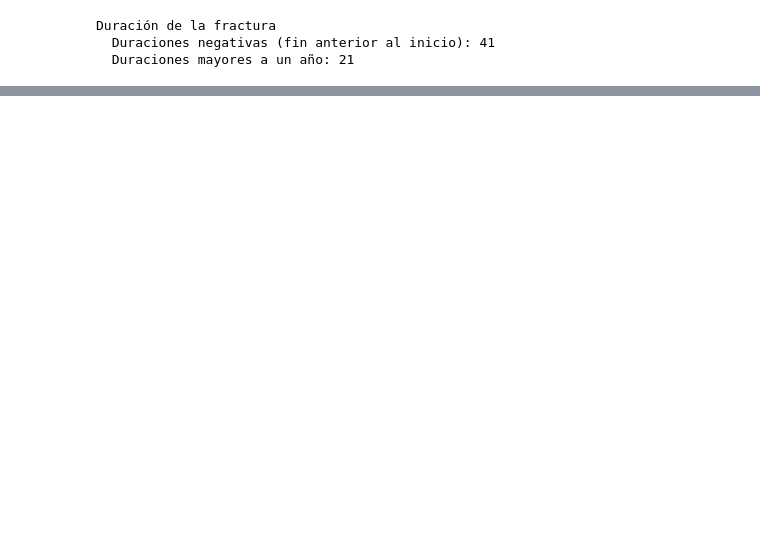
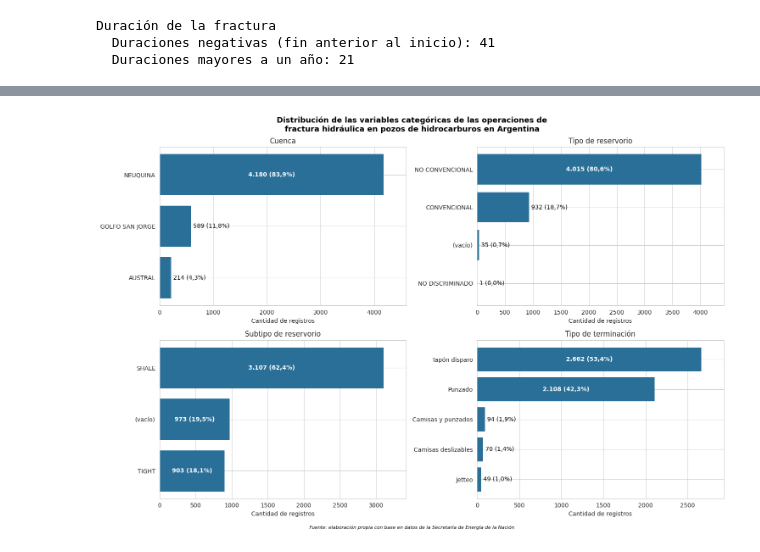
Before and after one commit to 1Claure/Ingenieria_De_Software, a Jupyter notebook: fase_2_data_understanding.ipynb, the cells around one changed output, grey strips where cells are left out. Saved outputs shown, nothing was run; the diff lists cells and outputs as text; code cells hidden in the pictures; blank space fills up the shorter version.

```diff
--- a/fase_2_data_understanding.ipynb
+++ b/fase_2_data_understanding.ipynb
@@ -852,0 +1032,14 @@ El conjunto final representa aproximadamente el **53,5 %** del archivo original.
+# %%
+# @title Tablas de frecuencia de las variables categóricas
+cat_cols = ["cuenca", "tipo_reservorio", "subtipo_reservorio", "tipo_terminacion",
+            "formacion_productiva", "empresa_informante"]
+
+for col in cat_cols:
+    frecuencias = pd.DataFrame({
+        "frecuencia": df_datos_energia[col].value_counts(dropna=False),
+        "%": (df_datos_energia[col].value_counts(normalize=True, dropna=False) * 100).round(2),
+    })
+    frecuencias["% acumulado"] = frecuencias["%"].cumsum().round(2)
+
+    print(f"\n{col} ({df_datos_energia[col].nunique()} categorías)")
+    display(frecuencias)
@@ -852,0 +1112,40 @@ El conjunto final representa aproximadamente el **53,5 %** del archivo original.
+# %%
+# @title Distribución de las variables categóricas con pocas categorías
+cols_graf = ["cuenca", "tipo_reservorio", "subtipo_reservorio", "tipo_terminacion"]
+titulos = {"cuenca": "Cuenca", "tipo_reservorio": "Tipo de reservorio",
+           "subtipo_reservorio": "Subtipo de reservorio", "tipo_terminacion": "Tipo de terminación"}
+
+with sns.axes_style("whitegrid"):
+    fig, axes = plt.subplots(2, 2, figsize=(15, 10))
+
+for ax, col in zip(axes.flatten(), cols_graf):
+    conteo = df_datos_energia[col].fillna("(vacío)").value_counts()
+    barras = ax.barh(conteo.index, conteo.values, color="#2a6f97")
+
+    # Número dentro de la barra; en las barras cortas se pone afuera
+    for barra, valor in zip(barras, conteo.values):
+        texto = f"{valor:,}".replace(",", ".") + f" ({valor / len(df_datos_energia):.1%})".replace(".", ",")
+        y = barra.get_y() + barra.get_height() / 2
+        if valor >= conteo.max() * 0.25:
+            ax.text(valor / 2, y, texto, ha="center", va="center",
+                    color="white", fontsize=10, fontweight="bold")
+        else:
+            ax.text(valor + conteo.max() * 0.01, y, texto, ha="left", va="center", fontsize=10)
+
+    ax.invert_yaxis()
+    ax.set_title(titulos[col])
+    ax.set_xlabel("Cantidad de registros")
+    ax.set_xlim(0, conteo.max() * 1.1)
+
+plt.suptitle(
+    "Distribución de las variables categóricas de las operaciones de\n"
+    "fractura hidráulica en pozos de hidrocarburos en Argentina",
+    fontsize=13, fontweight="bold",
+)
+fig.text(0.5, 0.005,
+         "Fuente: elaboración propia con base en datos de la Secretaría de Energía de la Nación",
+         ha="center", va="bottom", fontsize=8, style="italic")
+plt.tight_layout(rect=[0, 0.02, 1, 1])
+plt.show()
+# %% [output]
+[figure, added]
```
Also changed, not shown: parts of 50 cells of this notebook.
